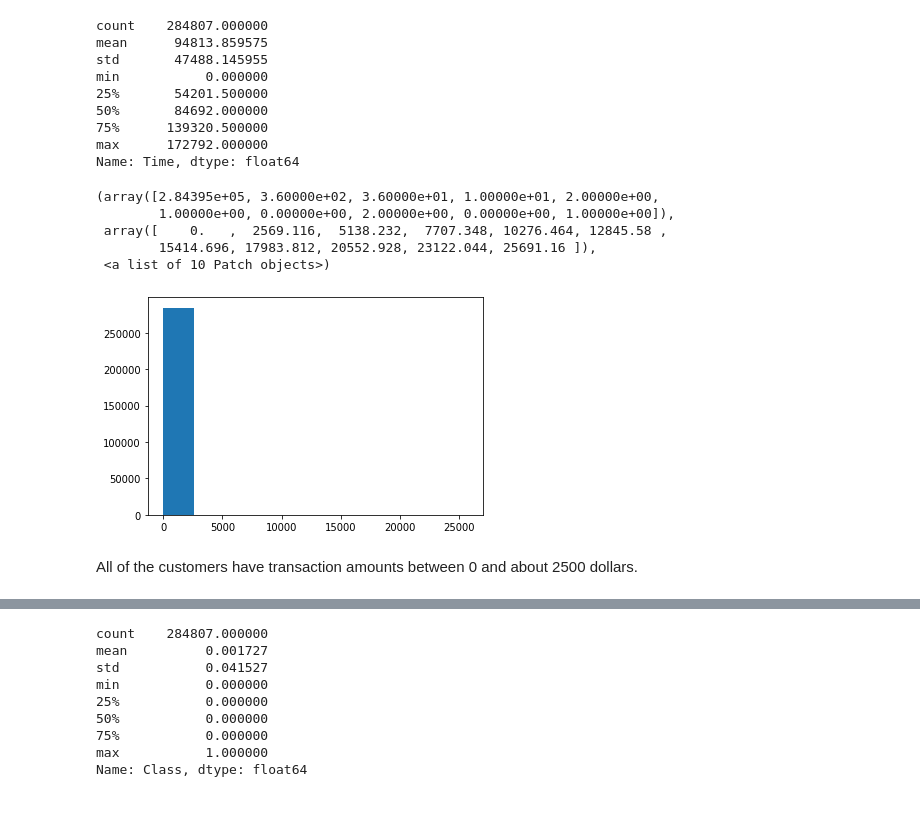
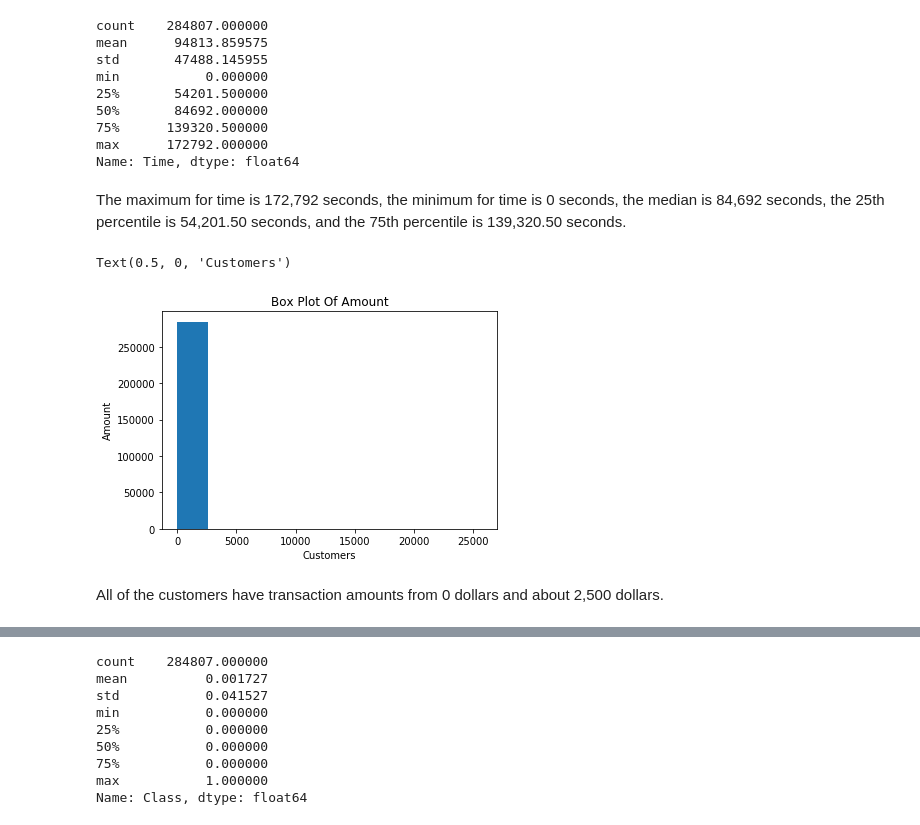
Before and after one commit to Avalon1000/Thinkful, a Jupyter notebook: Module 44.3.ipynb, the cells around one changed output, grey strips where cells are left out. Drawn from its saved outputs; the diff is of its cells as text; code cells hidden in the pictures.

```diff
--- a/Module 44.3.ipynb
+++ b/Module 44.3.ipynb
@@ -712,14 +709,15 @@ min           0.000000
 75%      139320.500000
 max      172792.000000
 Name: Time, dtype: float64
-# %%
-plt.hist(df['Amount'])
-# %% [output]
-(array([2.84395e+05, 3.60000e+02, 3.60000e+01, 1.00000e+01, 2.00000e+00,
-        1.00000e+00, 0.00000e+00, 2.00000e+00, 0.00000e+00, 1.00000e+00]),
- array([    0.   ,  2569.116,  5138.232,  7707.348, 10276.464, 12845.58 ,
-        15414.696, 17983.812, 20552.928, 23122.044, 25691.16 ]),
- <a list of 10 Patch objects>)
-[figure, removed]
+# %% [markdown]
+The maximum for time is 172,792 seconds, the minimum for time is 0 seconds, the median is 84,692 seconds, the 25th percentile is 54,201.50 seconds, and the 75th percentile is 139,320.50 seconds.
+# %%
+plt.hist(df['Amount'])
+plt.title('Box Plot Of Amount')
+plt.ylabel('Amount')
+plt.xlabel('Customers')
+# %% [output]
+Text(0.5, 0, 'Customers')
+[figure, added]
 # %% [markdown]
-All of the customers have transaction amounts between 0 and about 2500 dollars.
+All of the customers have transaction amounts from 0 dollars and about 2,500 dollars.
```
Also changed, not shown: parts of 123 cells of this notebook.
